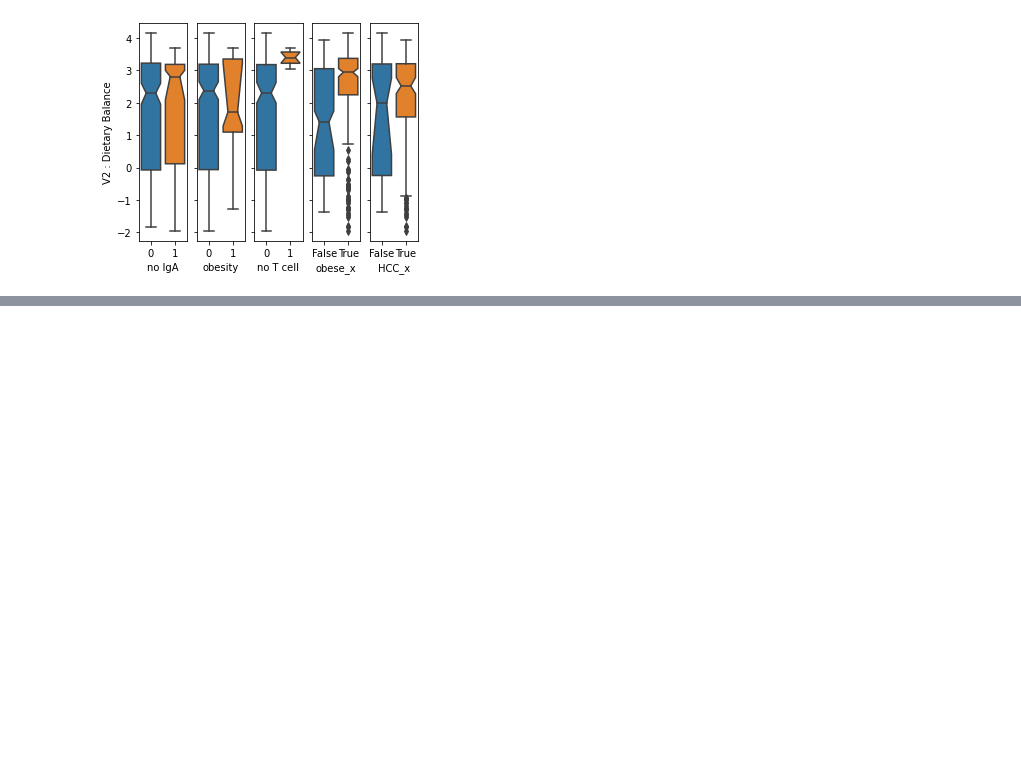
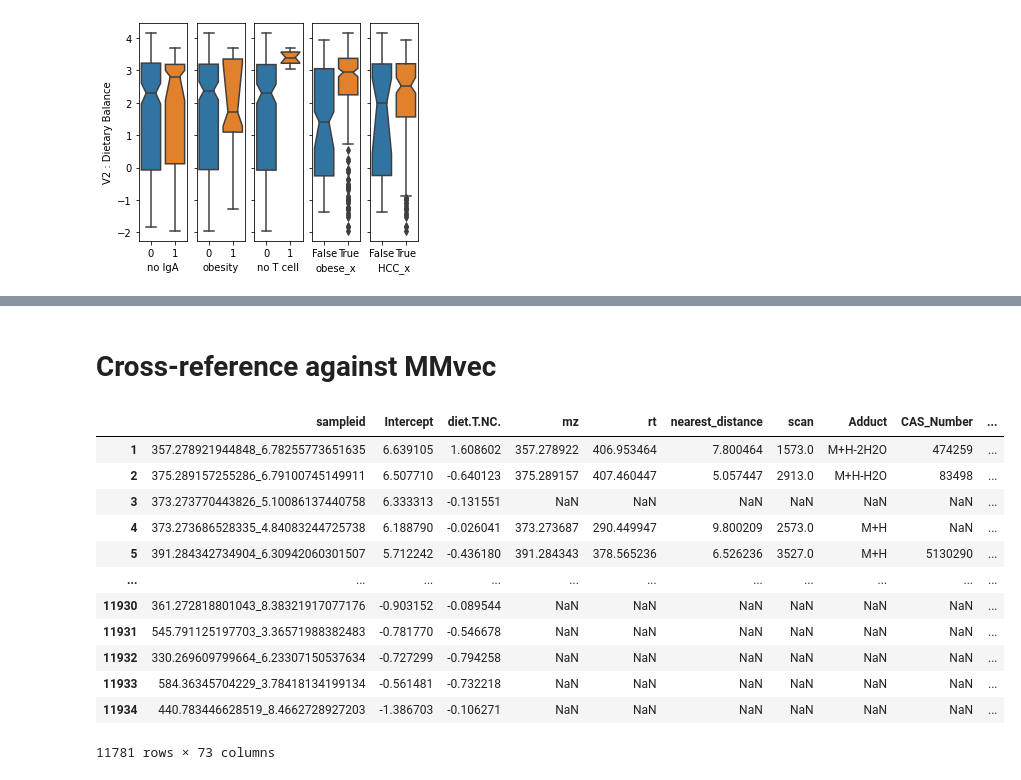
Before and after one commit to mortonjt/iv-analysis, a Jupyter notebook: ipynb/Figure3.ipynb, the cells around one changed output, grey strips where cells are left out. Saved outputs shown, nothing was run; the diff lists cells and outputs as text; code cells hidden in the pictures; blank space fills up the shorter version.

```diff
--- a/ipynb/Figure3.ipynb
+++ b/ipynb/Figure3.ipynb
@@ -299,0 +250,10 @@ metadata
+# %%
+mmV = pd.read_excel('../results/microb_metabolites_analysis (1).xlsx',
+                    sheet_name='Figure V', index_col=0)
+
+microbe_fmd = pd.read_excel('../results/microb_metabolites_analysis (1).xlsx',
+                    sheet_name='microbiome_meta', index_col=0)
+metabolite_fmd = pd.read_excel('../results/microb_metabolites_analysis (1).xlsx',
+                               sheet_name='Metabolites_meta', index_col=0)
+
+microbe_fmd['OTUID'] = list(map(lambda x: int(str(x)[1:]), microbe_fmd.index))
@@ -299,0 +330,18 @@ metadata
+# %% [markdown]
+# Cross-reference against MMvec
+# %%
+metabolite_fmd
+# %% [output]
+|  | sampleid | Intercept | diet.T.NC. | mz | rt | nearest_distance | scan | Adduct | CAS_Number | ... |
+| 1 | 357.278921944848_6.78255773651635 | 6.639105 | 1.608602 | 357.278922 | 406.953464 | 7.800464 | 1573.0 | M+H-2H2O | 474259 | ... |
+| 2 | 375.289157255286_6.79100745149911 | 6.507710 | -0.640123 | 375.289157 | 407.460447 | 5.057447 | 2913.0 | M+H-H2O | 83498 | ... |
+| 3 | 373.273770443826_5.10086137440758 | 6.333313 | -0.131551 | NaN | NaN | NaN | NaN | NaN | NaN | ... |
+| 4 | 373.273686528335_4.84083244725738 | 6.188790 | -0.026041 | 373.273687 | 290.449947 | 9.800209 | 2573.0 | M+H | NaN | ... |
+| 5 | 391.284342734904_6.30942060301507 | 5.712242 | -0.436180 | 391.284343 | 378.565236 | 6.526236 | 3527.0 | M+H | 5130290 | ... |
+| ... | ... | ... | ... | ... | ... | ... | ... | ... | ... | ... |
+| 11930 | 361.272818801043_8.38321917077176 | -0.903152 | -0.089544 | NaN | NaN | NaN | NaN | NaN | NaN | ... |
+| 11931 | 545.791125197703_3.36571988382483 | -0.781770 | -0.546678 | NaN | NaN | NaN | NaN | NaN | NaN | ... |
+| 11932 | 330.269609799664_6.23307150537634 | -0.727299 | -0.794258 | NaN | NaN | NaN | NaN | NaN | NaN | ... |
+| 11933 | 584.36345704229_3.78418134199134 | -0.561481 | -0.732218 | NaN | NaN | NaN | NaN | NaN | NaN | ... |
+| 11934 | 440.783446628519_8.4662728927203 | -1.386703 | -0.106271 | NaN | NaN | NaN | NaN | NaN | NaN | ... |
+11781 rows × 73 columns
```
Also changed, not shown: parts of 14 cells of this notebook, 1 other file.
